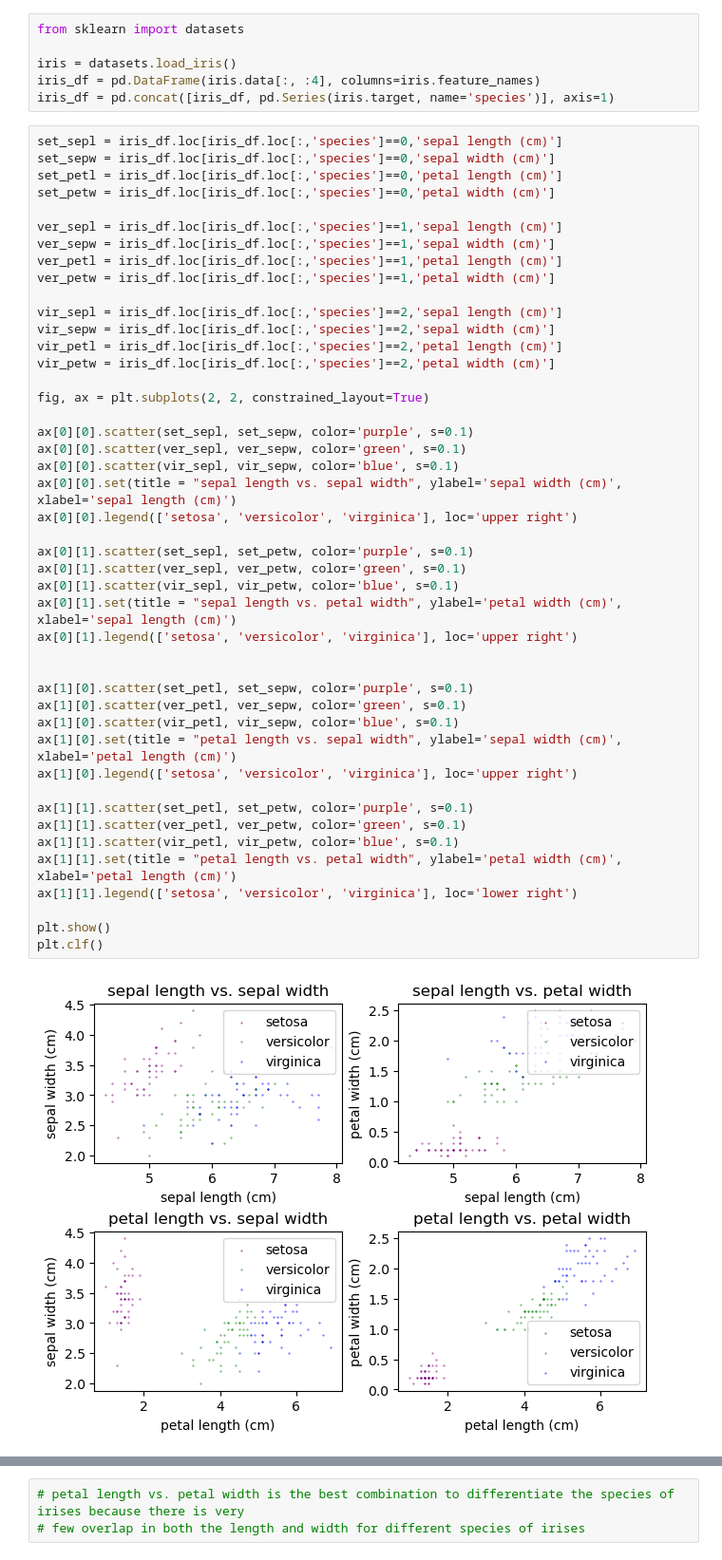
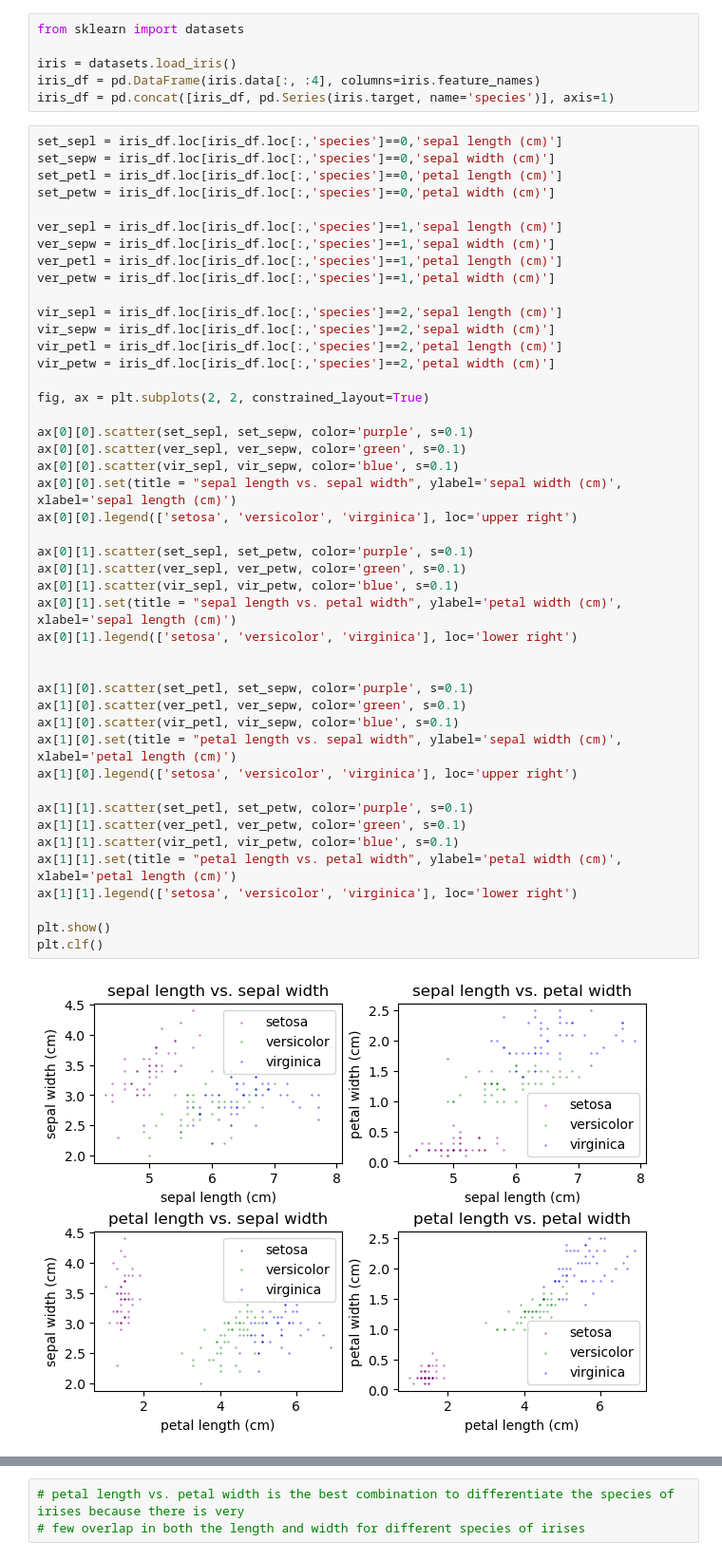
Before and after one commit to SoniaQi/qbio_490_sonia, a Jupyter notebook: week10_python/Intro_to_Python.ipynb, the cells around one changed output, grey strips where cells are left out. Shown: that part at 95% size. Saved outputs shown, nothing was run; the diff lists cells and outputs as text.

```diff
--- a/week10_python/Intro_to_Python.ipynb
+++ b/week10_python/Intro_to_Python.ipynb
@@ -671,35 +671,35 @@ vir_petw = iris_df.loc[iris_df.loc[:,'species']==2,'petal width (cm)']
 
 fig, ax = plt.subplots(2, 2, constrained_layout=True)
 
 ax[0][0].scatter(set_sepl, set_sepw, color='purple', s=0.1)
 ax[0][0].scatter(ver_sepl, ver_sepw, color='green', s=0.1)
 ax[0][0].scatter(vir_sepl, vir_sepw, color='blue', s=0.1)
 ax[0][0].set(title = "sepal length vs. sepal width", ylabel='sepal width (cm)', xlabel='sepal length (cm)')
 ax[0][0].legend(['setosa', 'versicolor', 'virginica'], loc='upper right')
 
 ax[0][1].scatter(set_sepl, set_petw, color='purple', s=0.1)
 ax[0][1].scatter(ver_sepl, ver_petw, color='green', s=0.1)
 ax[0][1].scatter(vir_sepl, vir_petw, color='blue', s=0.1)
 ax[0][1].set(title = "sepal length vs. petal width", ylabel='petal width (cm)', xlabel='sepal length (cm)')
-ax[0][1].legend(['setosa', 'versicolor', 'virginica'], loc='upper right')
+ax[0][1].legend(['setosa', 'versicolor', 'virginica'], loc='lower right')
 
 
 ax[1][0].scatter(set_petl, set_sepw, color='purple', s=0.1)
 ax[1][0].scatter(ver_petl, ver_sepw, color='green', s=0.1)
 ax[1][0].scatter(vir_petl, vir_sepw, color='blue', s=0.1)
 ax[1][0].set(title = "petal length vs. sepal width", ylabel='sepal width (cm)', xlabel='petal length (cm)')
 ax[1][0].legend(['setosa', 'versicolor', 'virginica'], loc='upper right')
 
 ax[1][1].scatter(set_petl, set_petw, color='purple', s=0.1)
 ax[1][1].scatter(ver_petl, ver_petw, color='green', s=0.1)
 ax[1][1].scatter(vir_petl, vir_petw, color='blue', s=0.1)
 ax[1][1].set(title = "petal length vs. petal width", ylabel='petal width (cm)', xlabel='petal length (cm)')
 ax[1][1].legend(['setosa', 'versicolor', 'virginica'], loc='lower right')
 
 plt.show()
 plt.clf()
 # %% [output]
-[figure, old version]
+[figure, new version]
 <Figure size 640x480 with 0 Axes>
 # %%
 # petal length vs. petal width is the best combination to differentiate the species of irises because there is very
```
